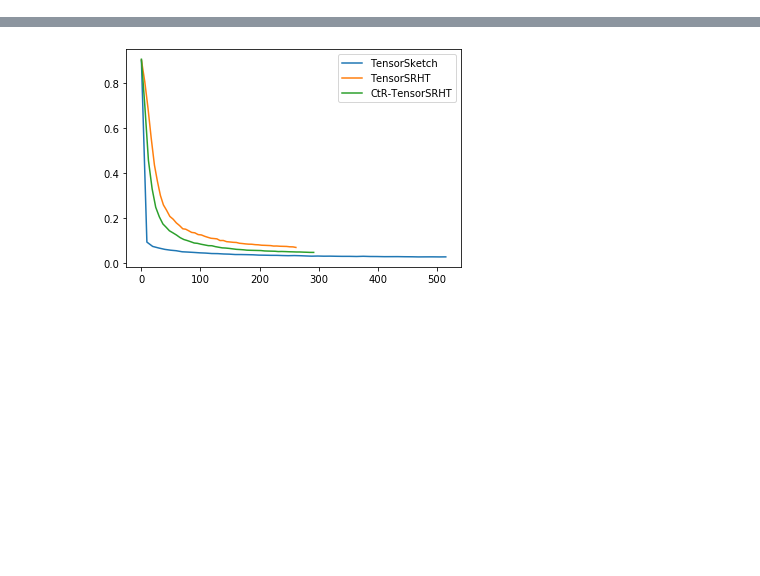
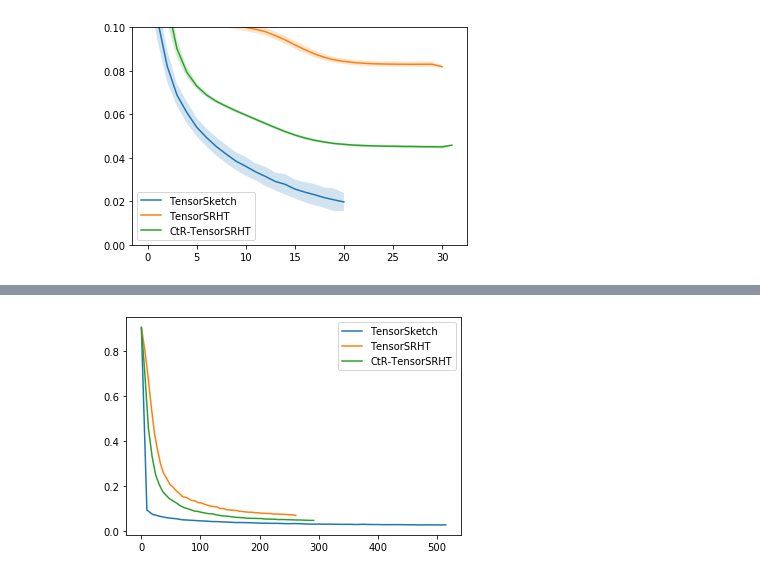
Before and after one commit to joneswack/dp-rfs, a Jupyter notebook: notebooks/read-tf-logs.ipynb, the cells around one changed output, grey strips where cells are left out. Drawn from its saved outputs; the diff is of its cells as text; code cells hidden in the pictures; blank space fills up the shorter version.

```diff
--- a/notebooks/read-tf-logs.ipynb
+++ b/notebooks/read-tf-logs.ipynb
@@ -94,0 +77,4 @@ plt.show()
+# %%
+plot_dirs(dirs_p3_10k)
+# %% [output]
+[figure, added]
```
Also changed, not shown: parts of 16 cells of this notebook, 2 other files.
